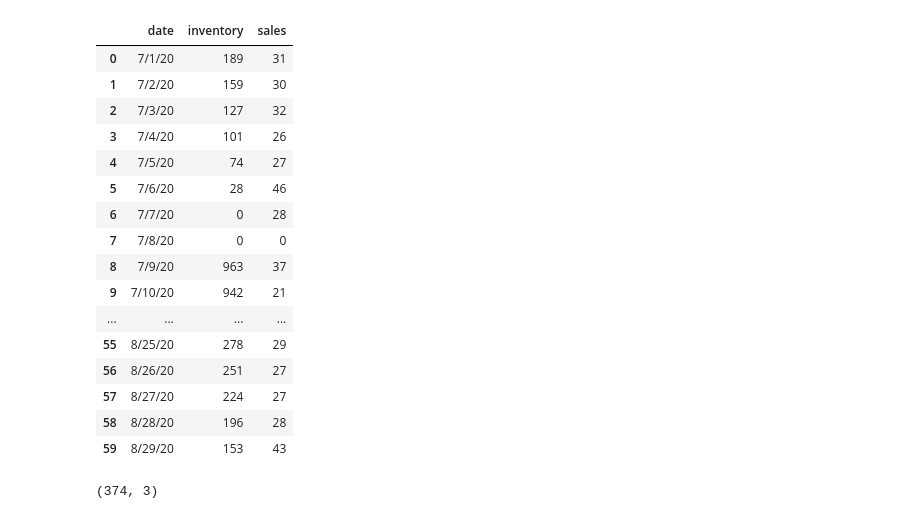
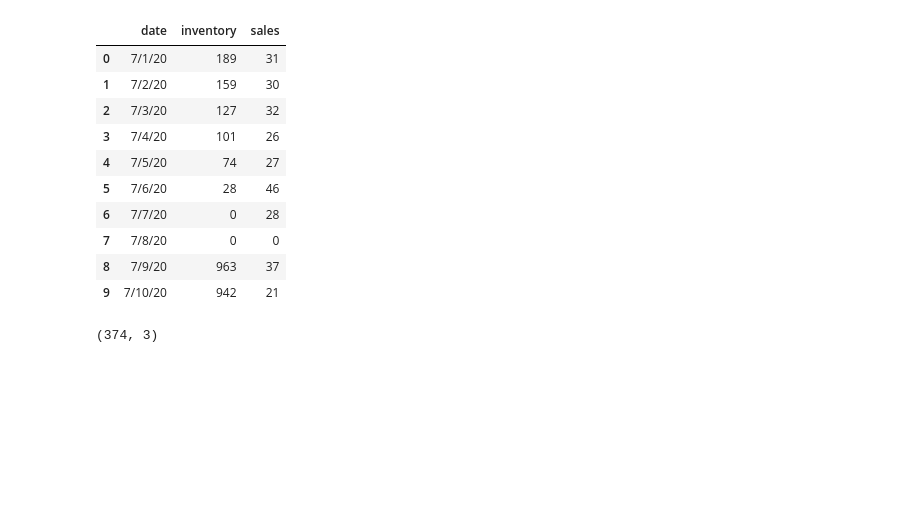
Before and after one commit to ryzhokhina/Machine_Learning_Project, a Jupyter notebook: amazon_1/takehomefile.ipynb, the cells around one changed output. Saved outputs shown, nothing was run; the diff lists cells and outputs as text; code cells hidden in the pictures; blank space fills up the shorter version.

```diff
--- a/amazon_1/takehomefile.ipynb
+++ b/amazon_1/takehomefile.ipynb
@@ -36,25 +42,19 @@ import numpy as np
 import matplotlib.pyplot as plt
 # %%
 data = pd.read_csv('data.csv')
-data.head(60)
+data.head(10)
 # %% [output]
 |  | date | inventory | sales |
 | 0 | 7/1/20 | 189 | 31 |
 | 1 | 7/2/20 | 159 | 30 |
 | 2 | 7/3/20 | 127 | 32 |
 | 3 | 7/4/20 | 101 | 26 |
 | 4 | 7/5/20 | 74 | 27 |
 | 5 | 7/6/20 | 28 | 46 |
 | 6 | 7/7/20 | 0 | 28 |
 | 7 | 7/8/20 | 0 | 0 |
 | 8 | 7/9/20 | 963 | 37 |
 | 9 | 7/10/20 | 942 | 21 |
-| ... | ... | ... | ... |
-| 55 | 8/25/20 | 278 | 29 |
-| 56 | 8/26/20 | 251 | 27 |
-| 57 | 8/27/20 | 224 | 27 |
-| 58 | 8/28/20 | 196 | 28 |
-| 59 | 8/29/20 | 153 | 43 |
 # %%
 data.shape
 # %% [output]
```
Also changed, not shown: parts of 22 cells of this notebook.
